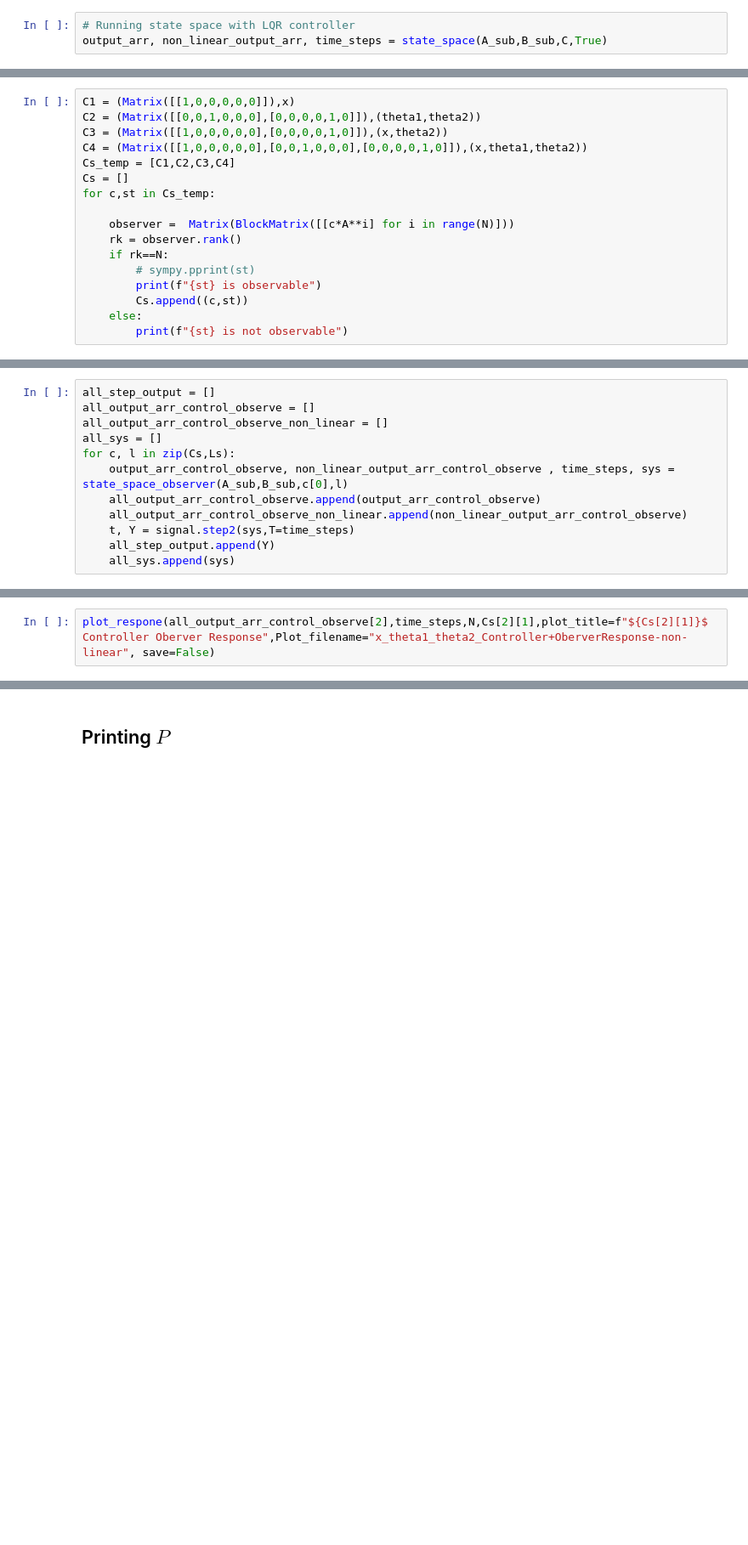
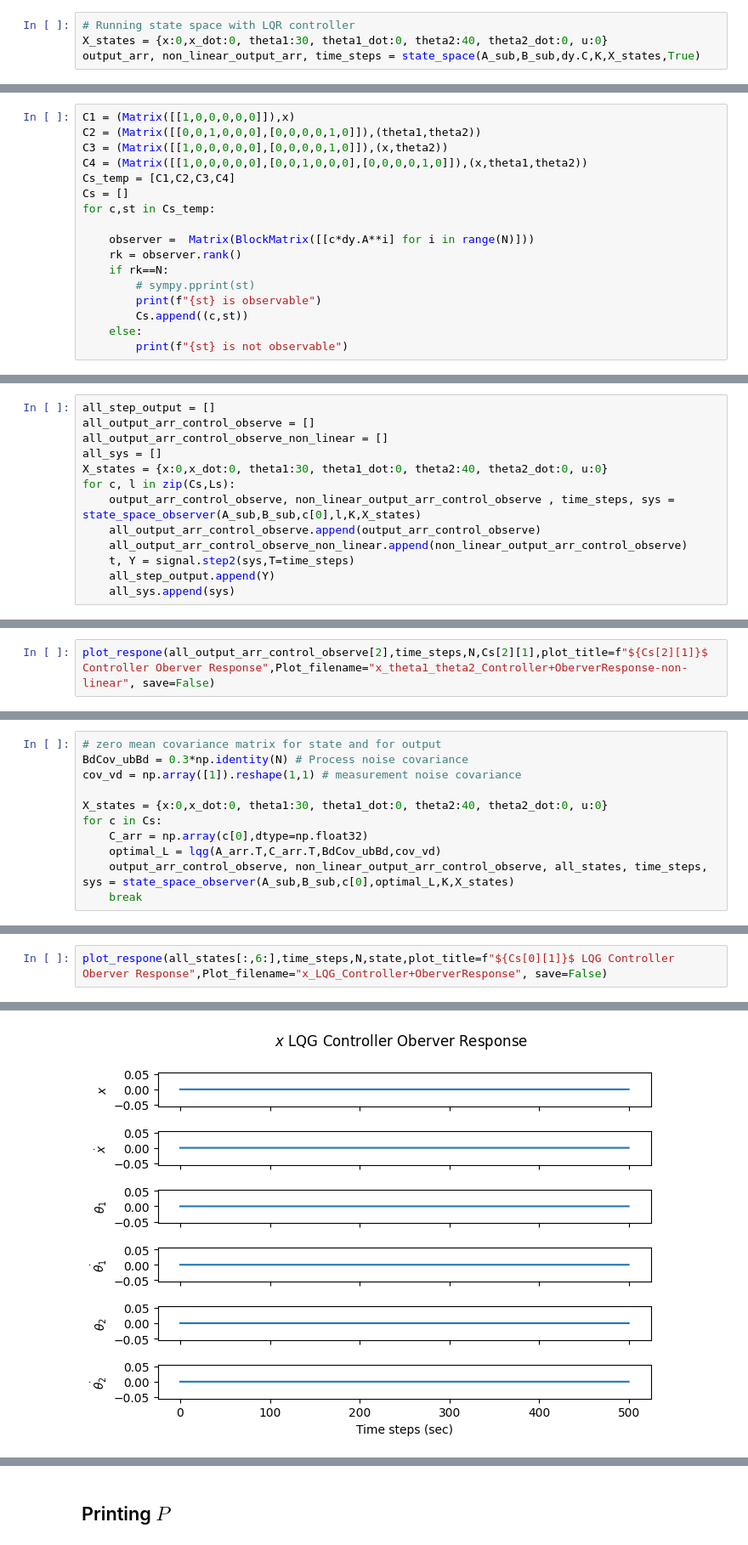
Before and after one commit to yashveerjain/LQR-and-LQG-Controller-For-a-Moving-Crane, a Jupyter notebook: project_interactive.ipynb, the cells around one changed output, grey strips where cells are left out. Shown at 85% size. Cells and saved outputs as stored; diff of their text form; blank space fills up the shorter version.

Commit message:
uing code package and working on LQG controller

```diff
--- a/project_interactive.ipynb
+++ b/project_interactive.ipynb
@@ -252,6 +173,7 @@ plot_respone(output_arr_wo_control,time_steps,N, plot_title="Response Without Co
 ### Running state space system and plotting with LQR controller
 # %%
 # Running state space with LQR controller
-output_arr, non_linear_output_arr, time_steps = state_space(A_sub,B_sub,C,True)
+X_states = {x:0,x_dot:0, theta1:30, theta1_dot:0, theta2:40, theta2_dot:0, u:0}
+output_arr, non_linear_output_arr, time_steps = state_space(A_sub,B_sub,dy.C,K,X_states,True)
 # %%
 plot_respone(output_arr,time_steps,N,state,save=True)
@@ -275,7 +191,7 @@ Cs_temp = [C1,C2,C3,C4]
 Cs = []
 for c,st in Cs_temp:
 
-    observer =  Matrix(BlockMatrix([[c*A**i] for i in range(N)]))
+    observer =  Matrix(BlockMatrix([[c*dy.A**i] for i in range(N)]))
     rk = observer.rank()
     if rk==N:
         # sympy.pprint(st)
@@ -318,8 +225,9 @@ all_step_output = []
 all_output_arr_control_observe = []
 all_output_arr_control_observe_non_linear = []
 all_sys = []
+X_states = {x:0,x_dot:0, theta1:30, theta1_dot:0, theta2:40, theta2_dot:0, u:0}
 for c, l in zip(Cs,Ls):
-    output_arr_control_observe, non_linear_output_arr_control_observe , time_steps, sys = state_space_observer(A_sub,B_sub,c[0],l)
+    output_arr_control_observe, non_linear_output_arr_control_observe , time_steps, sys = state_space_observer(A_sub,B_sub,c[0],l,K,X_states)
     all_output_arr_control_observe.append(output_arr_control_observe)
     all_output_arr_control_observe_non_linear.append(non_linear_output_arr_control_observe)
     t, Y = signal.step2(sys,T=time_steps)
@@ -339,0 +244,11 @@ plot_respone(all_step_output[2],time_steps,N,Cs[2][1], plot_title=f"${Cs[2][1]}$
+# %%
+# zero mean covariance matrix for state and for output
+BdCov_ubBd = 0.3*np.identity(N) # Process noise covariance
+cov_vd = np.array([1]).reshape(1,1) # measurement noise covariance
+
+X_states = {x:0,x_dot:0, theta1:30, theta1_dot:0, theta2:40, theta2_dot:0, u:0}
+for c in Cs:
+    C_arr = np.array(c[0],dtype=np.float32)
+    optimal_L = lqg(A_arr.T,C_arr.T,BdCov_ubBd,cov_vd)
+    output_arr_control_observe, non_linear_output_arr_control_observe, all_states, time_steps, sys = state_space_observer(A_sub,B_sub,c[0],optimal_L,K,X_states)
+    break
@@ -339,0 +259,3 @@ plot_respone(all_step_output[2],time_steps,N,Cs[2][1], plot_title=f"${Cs[2][1]}$
+# %%
+plot_respone(all_states[:,6:],time_steps,N,state,plot_title=f"${Cs[0][1]}$ LQG Controller Oberver Response",Plot_filename="x_LQG_Controller+OberverResponse", save=False)
+# %% [output]
@@ -339,0 +263 @@ plot_respone(all_step_output[2],time_steps,N,Cs[2][1], plot_title=f"${Cs[2][1]}$
+[figure, added]
```
Also changed, not shown: parts of 23 cells of this notebook.
